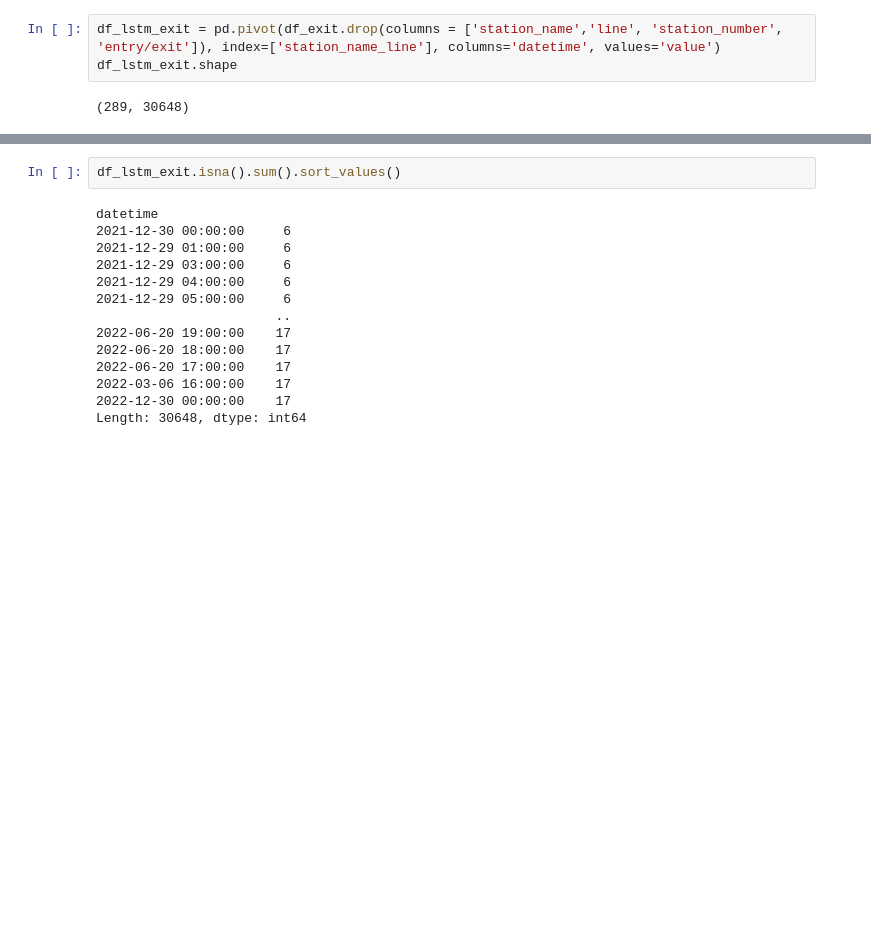
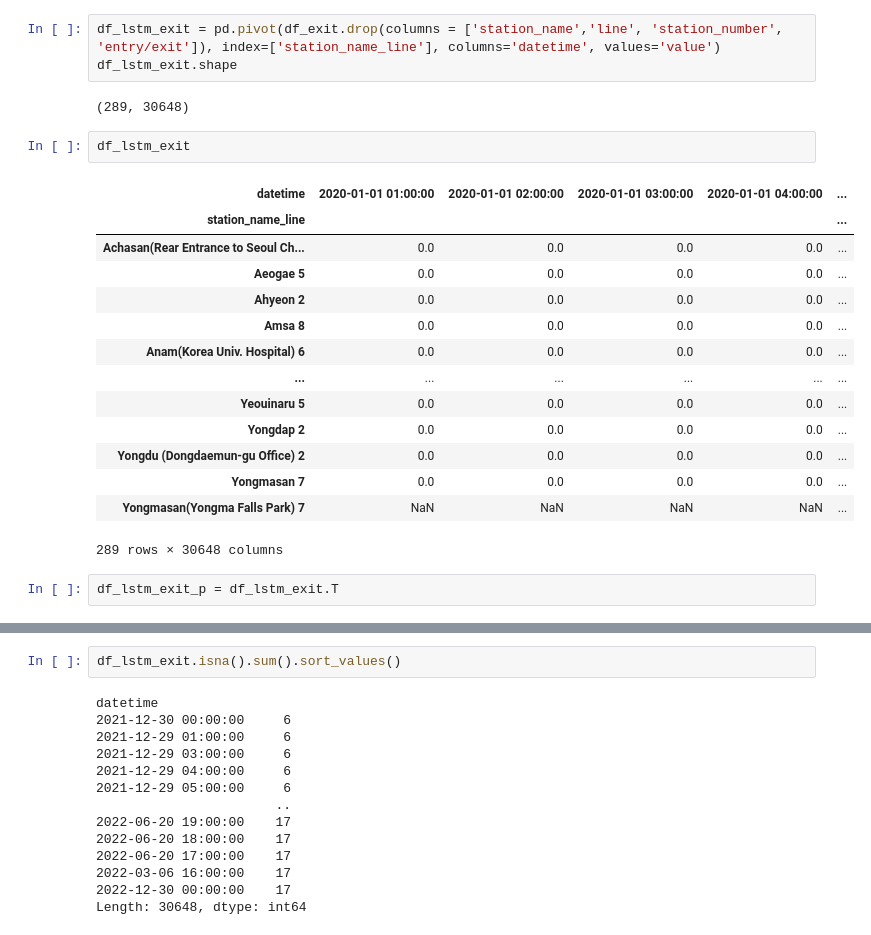
Before and after one commit to Arizona3000/metro_seoul, a Jupyter notebook: notebooks/lstm_model.ipynb, the cells around one changed output, grey strips where cells are left out. Saved outputs shown, nothing was run; the diff lists cells and outputs as text; blank space fills up the shorter version.

```diff
--- a/notebooks/lstm_model.ipynb
+++ b/notebooks/lstm_model.ipynb
@@ -92,3 +98,22 @@ df_lstm_exit = pd.pivot(df_exit.drop(columns = ['station_name','line', 'station_
 df_lstm_exit.shape
 # %% [output]
 (289, 30648)
+# %%
+df_lstm_exit
+# %% [output]
+| datetime | 2020-01-01 01:00:00 | 2020-01-01 02:00:00 | 2020-01-01 03:00:00 | 2020-01-01 04:00:00 | ... |
+| station_name_line |  |  |  |  | ... |
+| Achasan(Rear Entrance to Seoul Ch... | 0.0 | 0.0 | 0.0 | 0.0 | ... |
+| Aeogae 5 | 0.0 | 0.0 | 0.0 | 0.0 | ... |
+| Ahyeon 2 | 0.0 | 0.0 | 0.0 | 0.0 | ... |
+| Amsa 8 | 0.0 | 0.0 | 0.0 | 0.0 | ... |
+| Anam(Korea Univ. Hospital) 6 | 0.0 | 0.0 | 0.0 | 0.0 | ... |
+| ... | ... | ... | ... | ... | ... |
+| Yeouinaru 5 | 0.0 | 0.0 | 0.0 | 0.0 | ... |
+| Yongdap 2 | 0.0 | 0.0 | 0.0 | 0.0 | ... |
+| Yongdu (Dongdaemun-gu Office) 2 | 0.0 | 0.0 | 0.0 | 0.0 | ... |
+| Yongmasan 7 | 0.0 | 0.0 | 0.0 | 0.0 | ... |
+| Yongmasan(Yongma Falls Park) 7 | NaN | NaN | NaN | NaN | ... |
+289 rows × 30648 columns
+# %%
+df_lstm_exit_p = df_lstm_exit.T
```
Also changed, not shown: parts of 5 cells of this notebook.
